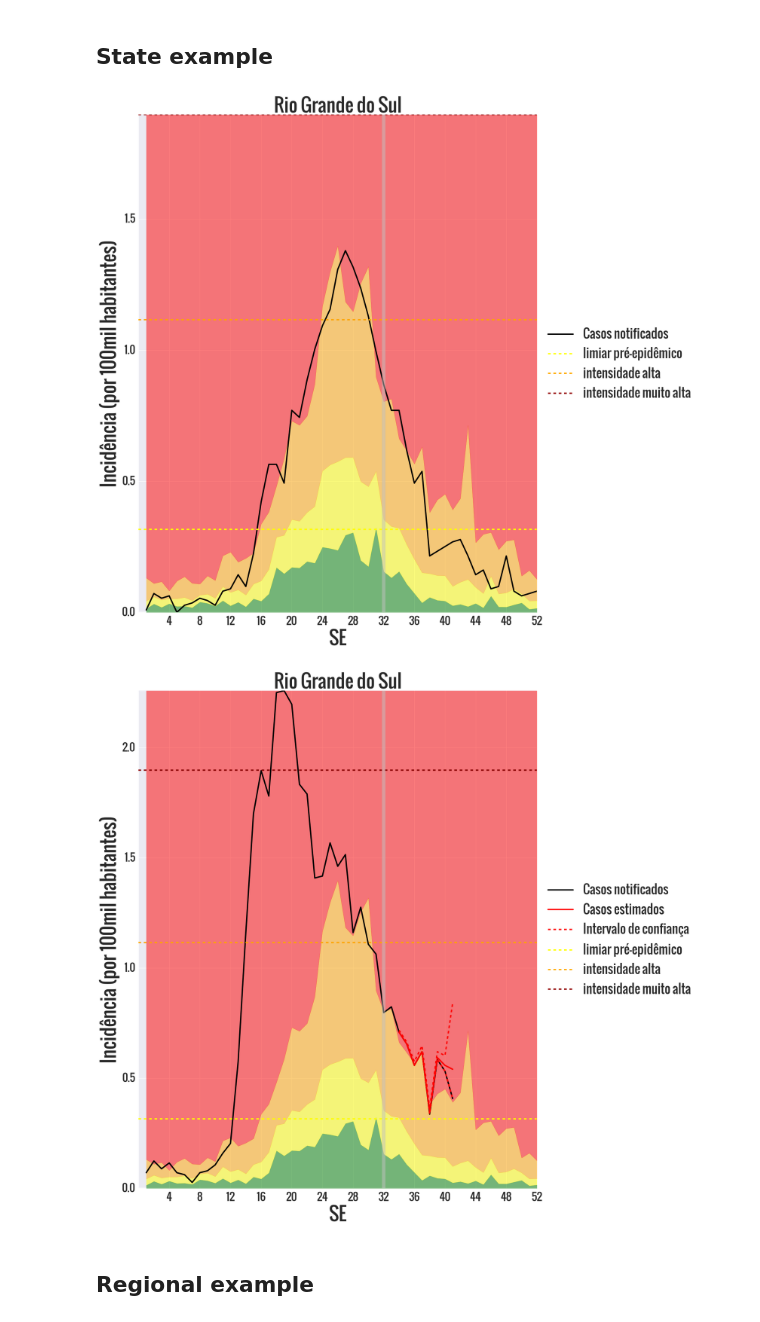
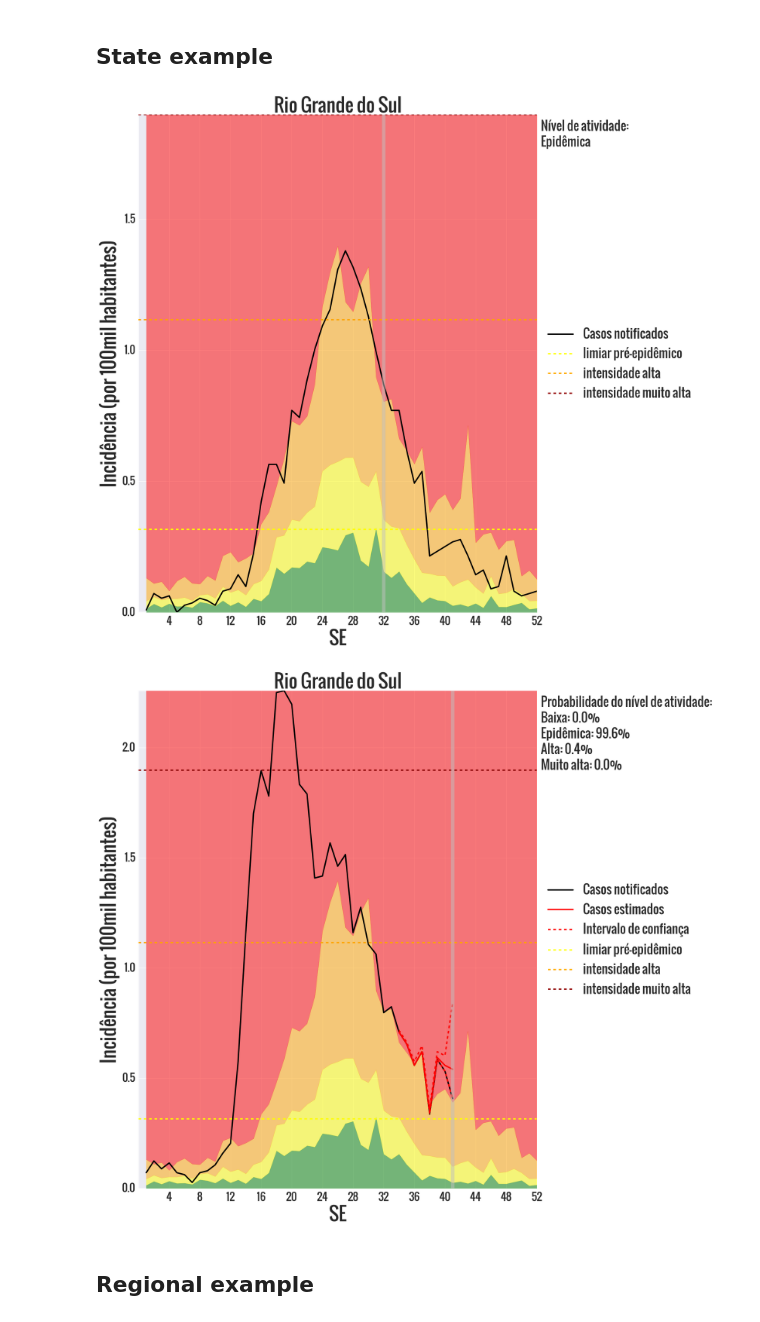
Before and after one commit to FluVigilanciaBR/fludashboard, a Jupyter notebook: Notebooks/incidence_with_indicators.ipynb, the cells around one changed output. Drawn from its saved outputs; the diff is of its cells as text; code cells hidden in the pictures.

Commit message:
Time series shows activity level probability

```diff
--- a/Notebooks/incidence_with_indicators.ipynb
+++ b/Notebooks/incidence_with_indicators.ipynb
@@ -22,6 +22,8 @@ dfincidence = pd.read_csv('../data/current_estimated_values.csv')
 dftypical = pd.read_csv('../data/mem-typical.csv')
 dfthresholds = pd.read_csv('../data/mem-report.csv')
 dfpop = pd.read_csv('../data/PROJECOES_2013_POPULACAO-simples_agebracket.csv')
+level_dict = {'L0': 'Baixa', 'L1': 'Epidêmica',
+              'L2': 'Alta', 'L3': 'Muito alta'}
 # %%
 dfpop.head(10)
 # %% [output]
@@ -162,9 +164,7 @@ def plot_timeseries(df, dfthres, dftyp):
         df_est.plot(ax=ax, x='epiweek', y='97.5%', color='silver', lw=3, style='--', label='Dados potencialmente\nincompletos')
     except:
         pass
-    #dfthres.plot(ax=ax, x='epiweek', y='limiar pré-epidêmico', style='--', lw=3)
-    #dfthres.plot(ax=ax, x='epiweek', y='intensidade alta', style='--', lw=3)
-    #dfthres.plot(ax=ax, x='epiweek', y='intensidade muito alta', style='--', lw=3)
+
     plt.axhline(y=np.float(dfthres['limiar pré-epidêmico']), label='limiar pré-epidêmico', ls='--', lw=3,
                 color='yellow')
     plt.axhline(y=np.float(dfthres['intensidade alta']), label='intensidade alta', ls='--', lw=3,
@@ -200,6 +200,26 @@ def plot_timeseries(df, dfthres, dftyp):
     ax.set_position([box.x0, box.y0, box.width * 0.8, box.height])
     ax.legend(prop=fontproplgd, loc='center left', bbox_to_anchor=(1,0.5))
 
+    if (df.loc[df['epiweek'] == week, 'Situation'].values[0] == 'estimated'):
+        activity_levels = df.loc[df.epiweek == week, level_dict.keys()]
+        ax.text(1.01, 0.99, s=str('Probabilidade do nível de atividade:\n'+
+                                  'Baixa: %s\n'+
+                                  'Epidêmica: %s\n'+
+                                  'Alta: %s\n'+
+                                  'Muito alta: %s') %
+                ('{:.1f}%'.format(100*float(activity_levels['L0'])),
+                 '{:.1f}%'.format(100*float(activity_levels['L1'])),
+                 '{:.1f}%'.format(100*float(activity_levels['L2'])),
+                 '{:.1f}%'.format(100*float(activity_levels['L3']))),
+                fontproperties=fontproplgd, ha='left', va='top', transform=ax.transAxes)
+    elif (df.loc[df.epiweek == week, 'Situation'].values[0] == 'stable'):
+        df_level = df.loc[(df['epiweek'] == week), level_cols].unstack().copy()
+        df_level.sort_values(ascending=False, inplace=True)
+        activity_level = df_level.index[0][0]
+        ax.text(1.01, 0.99, s=str('Nível de atividade:\n'+
+                                  '%s\n') % level_dict[activity_level],
+                fontproperties=fontproplgd, ha='left', va='top', transform=ax.transAxes)
+
     return
 # %% [markdown]
 ## State example
@@ -212,17 +232,17 @@ dftyp_tmp = dftypical[dftypical['Unidade da Federação'] == uf]
 dfthres_tmp = dfthresholds[dfthresholds['Unidade da Federação'] == uf]
 plot_timeseries(df=df_tmp, dfthres=dfthres_tmp, dftyp=dftyp_tmp)
 # %% [output]
-[figure, old version]
+[figure, new version]
 # %%
 season = 2016
 uf = 'Rio Grande do Sul'
-week = 32
+week = 41
 df_tmp = df[(df['Unidade da Federação'] == uf) & (df['epiyear'] == season)]
 dftyp_tmp = dftypical[dftypical['Unidade da Federação'] == uf]
 dfthres_tmp = dfthresholds[dfthresholds['Unidade da Federação'] == uf]
 plot_timeseries(df=df_tmp, dftyp=dftyp_tmp, dfthres=dfthres_tmp)
 # %% [output]
-[figure, old version]
+[figure, new version]
 # %% [markdown]
 ## Regional example
 # %%
```
Also changed, not shown: parts of 5 cells of this notebook, 1 other file.
